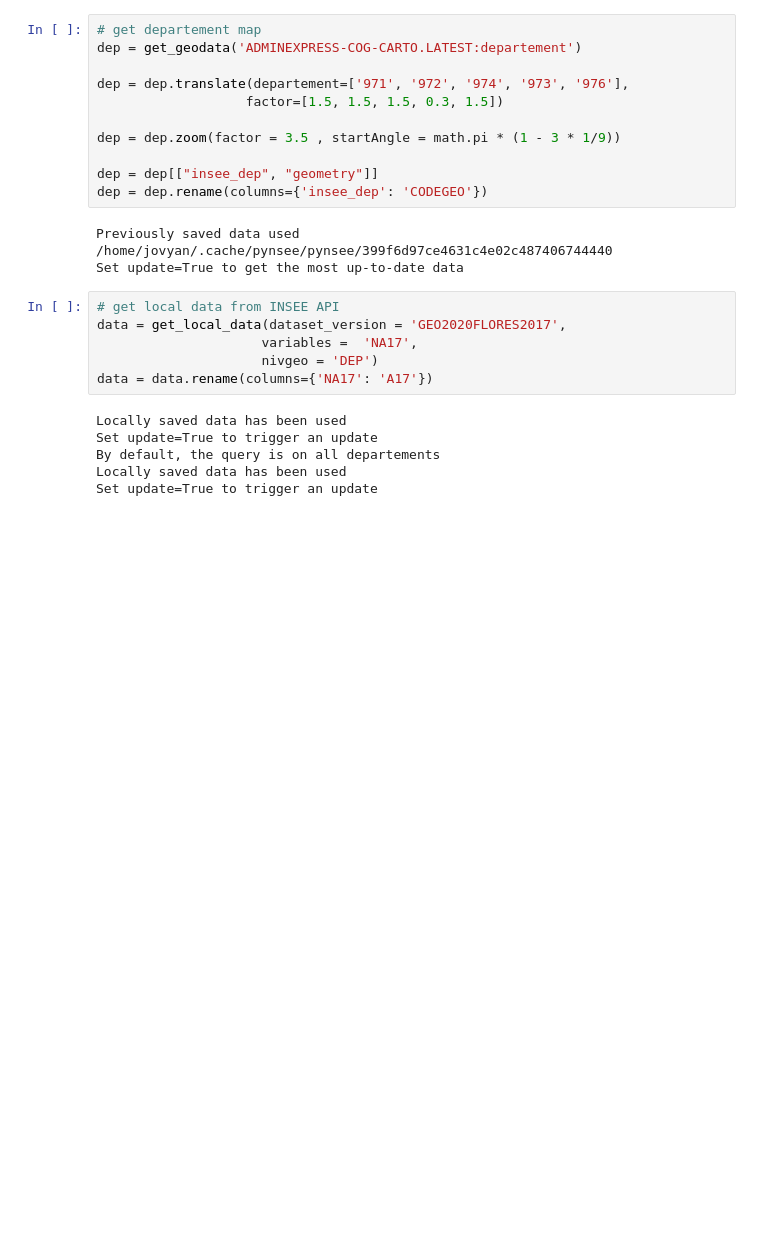
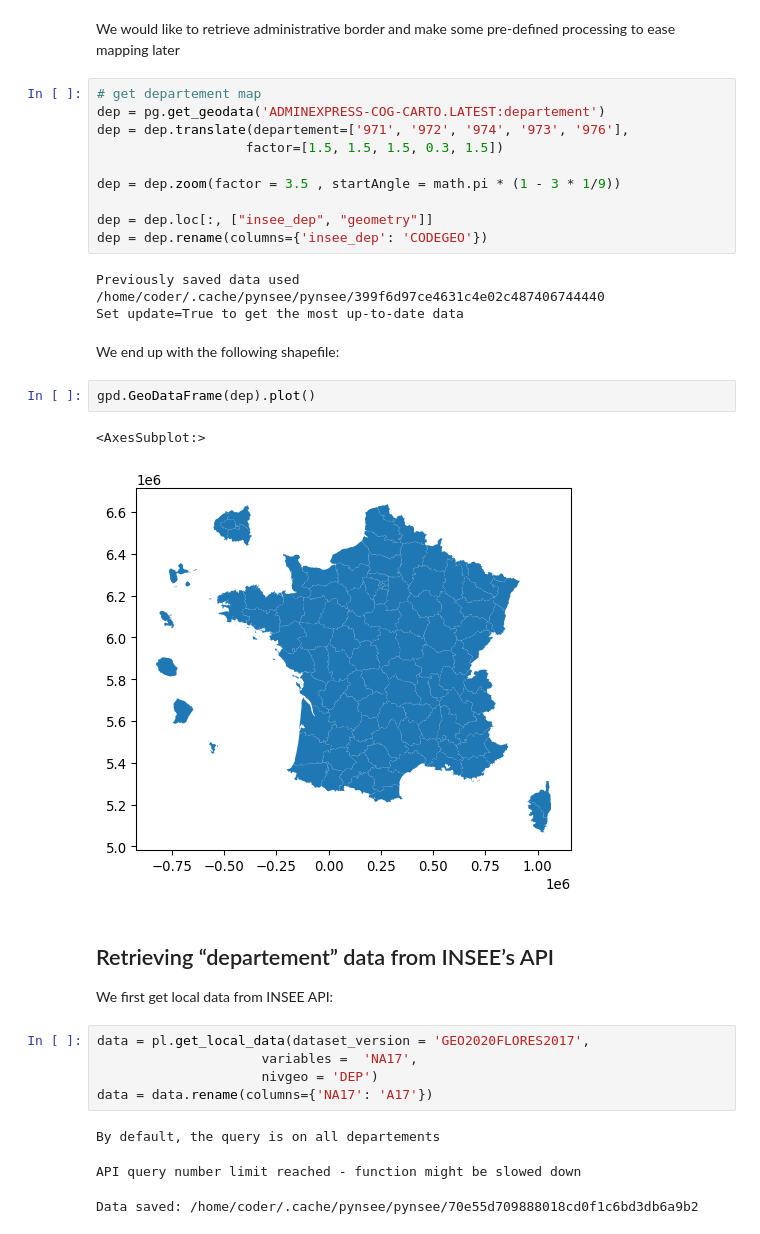
Before and after one commit to InseeFrLab/pynsee, a Jupyter notebook: docs/examples/example_empl_sector_dep.ipynb, the cells around one changed output. Saved outputs shown, nothing was run; the diff lists cells and outputs as text; blank space fills up the shorter version.

```diff
--- a/docs/examples/example_empl_sector_dep.ipynb
+++ b/docs/examples/example_empl_sector_dep.ipynb
@@ -31,27 +35,37 @@ Have a look at api.insee.fr !!!
+# %% [markdown]
+We would like to retrieve administrative border and make some
+pre-defined processing to ease mapping later
 # %%
 # get departement map
-dep = get_geodata('ADMINEXPRESS-COG-CARTO.LATEST:departement')
-
+dep = pg.get_geodata('ADMINEXPRESS-COG-CARTO.LATEST:departement')
 dep = dep.translate(departement=['971', '972', '974', '973', '976'],
                    factor=[1.5, 1.5, 1.5, 0.3, 1.5])
 
 dep = dep.zoom(factor = 3.5 , startAngle = math.pi * (1 - 3 * 1/9))
 
-dep = dep[["insee_dep", "geometry"]]
+dep = dep.loc[:, ["insee_dep", "geometry"]]
 dep = dep.rename(columns={'insee_dep': 'CODEGEO'})
 # %% [output]
 Previously saved data used
-/home/jovyan/.cache/pynsee/pynsee/399f6d97ce4631c4e02c487406744440
+/home/coder/.cache/pynsee/pynsee/399f6d97ce4631c4e02c487406744440
 Set update=True to get the most up-to-date data
+# %% [markdown]
+We end up with the following shapefile:
+# %%
+gpd.GeoDataFrame(dep).plot()
+# %% [output]
+<AxesSubplot:>
+[figure, added]
+# %% [markdown]
+## Retrieving “departement” data from INSEE’s API
+
+We first get local data from INSEE API:
 # %%
-# get local data from INSEE API
-data = get_local_data(dataset_version = 'GEO2020FLORES2017',
+data = pl.get_local_data(dataset_version = 'GEO2020FLORES2017',
                      variables =  'NA17',
                      nivgeo = 'DEP')
 data = data.rename(columns={'NA17': 'A17'})
 # %% [output]
-Locally saved data has been used
-Set update=True to trigger an update
 By default, the query is on all departements
-Locally saved data has been used
-Set update=True to trigger an update
+API query number limit reached - function might be slowed down
+Data saved: /home/coder/.cache/pynsee/pynsee/70e55d709888018cd0f1c6bd3db6a9b2
```
Also changed, not shown: parts of 21 cells of this notebook, 32 other files.
